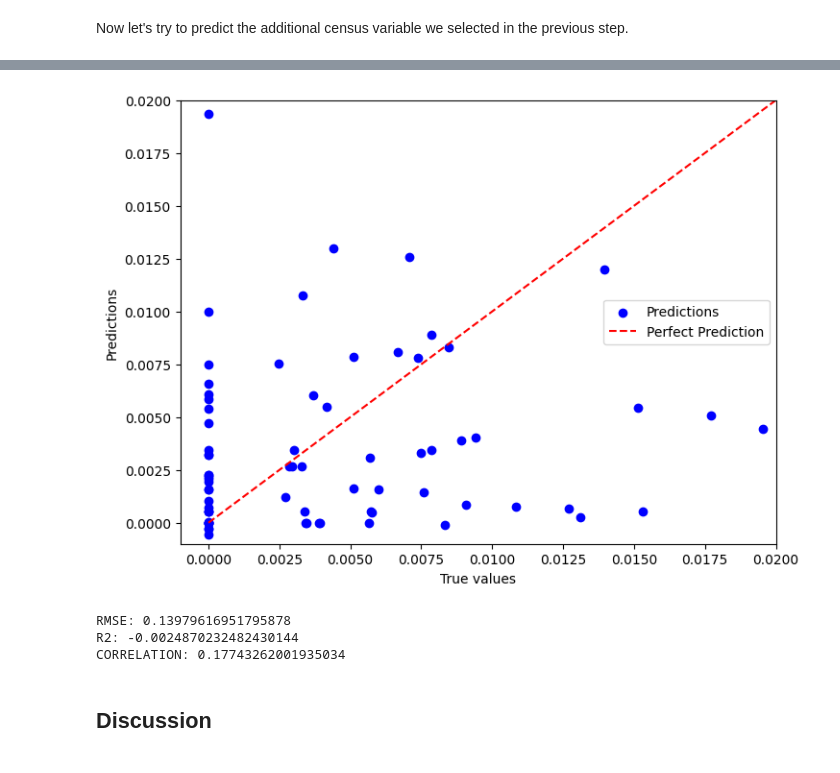
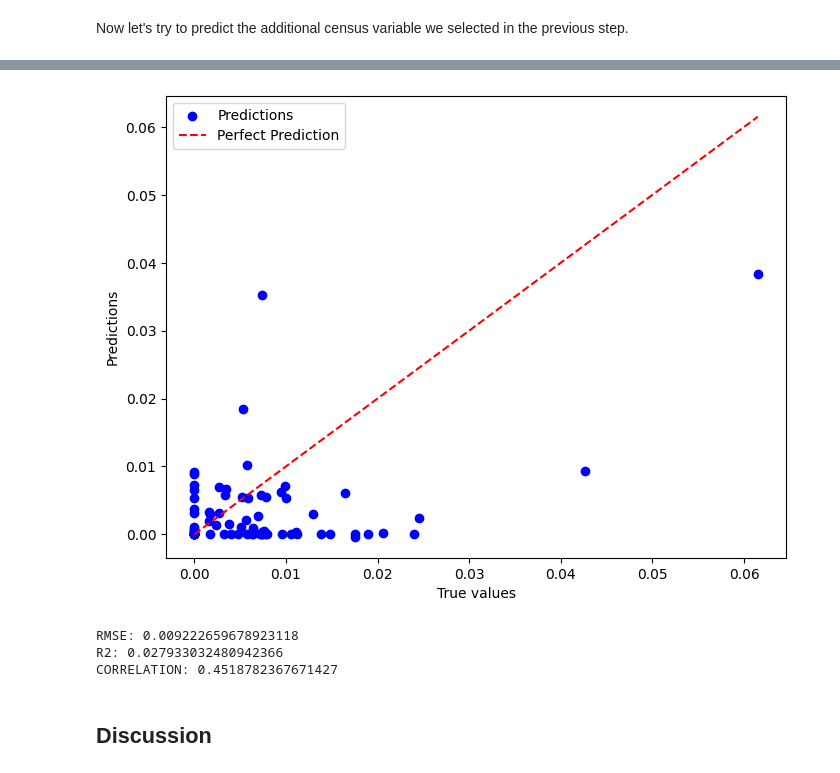
Before and after one commit to sdenyskov/sd995_ads_2024, a Jupyter notebook: notebooks/ads_course_assessment.ipynb, the cells around one changed output, grey strips where cells are left out. Saved outputs shown, nothing was run; the diff lists cells and outputs as text; code cells hidden in the pictures.

```diff
--- a/notebooks/ads_course_assessment.ipynb
+++ b/notebooks/ads_course_assessment.ipynb
@@ -1747,10 +1639,10 @@ for i in range(samples):
     latitude = coords[i][0]
     longitude = coords[i][1]
     oa = oa_by_coordinates(latitude, longitude)
-    true_value = get_true_NSSEC_L15Prop(latitude, longitude)
+    true_value = get_true_NSSEC_L15_Norm(latitude, longitude)
 
     if oa is not None:
-        pred_value = estimate_NSSEC_L15Prop(latitude, longitude)
+        pred_value = estimate_NSSEC_L15_Norm(latitude, longitude)
         trues.append(true_value)
         preds.append(pred_value)
 
@@ -1760,3 +1651,0 @@ Correlation coefficient: 0.32634363723946
-# %%
-for i in range(len(trues)):
-    print(f"{trues[i]} - {preds[i]}")
@@ -1829,11 +1695,7 @@ def estimate_MI_AddrYearAgoOutUK_Norm(latitude: float, longitude: float) -> floa
     float: Estimated share of migrants that used to live outside of the UK one year ago in that area (value between 0 and 1).
     """
 
-    selected_features = ['amenity_nearby', 'tourism_nearby', 'leisure_nearby',
-                         'cuisine_nearby', 'sport_nearby', 'shop_nearby',
-                         'religion_nearby', 'house_nearby', 'building_nearby',
-                         'emergency_nearby', 'historic_nearby', 'power_nearby',
-                         'military_nearby']
+    selected_features = ['amenity', 'tourism', 'leisure', 'cuisine', 'sport', 'shop', 'religion', 'house', 'building', 'emergency', 'historic', 'power', 'military']
 
     x = census_data_1_df[selected_features].to_numpy()
     y = census_data_1_df['MI_AddrYearAgoOutUK_Norm'].to_numpy()
@@ -1848,18 +1710,3 @@ def estimate_MI_AddrYearAgoOutUK_Norm(latitude: float, longitude: float) -> floa
         x_pred = census_data_1_df[census_data_1_df['geography_code'] == oa][selected_features].to_numpy()
         y_pred = results.get_prediction(x_pred).summary_frame(alpha=0.00)['mean']
         return y_pred[0]
-# %%
-warnings.simplefilter(action='ignore', category=FutureWarning)
-warnings.simplefilter(action='ignore', category=RuntimeWarning)
-
-latitude = 51.5
-longitude = 0
-
-pred_value = estimate_MI_AddrYearAgoOutUK_Norm(latitude, longitude)
-
-oa = oa_by_coordinates(latitude, longitude)
-true_value = get_true_MI_AddrYearAgoOutUK_Norm(latitude, longitude)
-
-print(oa)
-print(f"True value: {true_value}")
-print(f"Predicted value: {pred_value}")
@@ -1918,10 +1740,10 @@ for i in range(len(trues)):
 # %%
-fynesse.assess.plot_predictions_against_trues(trues, preds, (-0.001, 0.02))
+fynesse.assess.plot_predictions_against_trues(trues, preds)
 # %% [output]
-[figure, old version]
+[figure, new version]
-RMSE: 0.13979616951795878
-R2: -0.0024870232482430144
-CORRELATION: 0.17743262001935034
+RMSE: 0.009222659678923118
+R2: 0.027933032480942366
+CORRELATION: 0.4518782367671427
 # %% [markdown]
 ## Discussion
 # %% [markdown]
```
Also changed, not shown: parts of 37 cells of this notebook.
